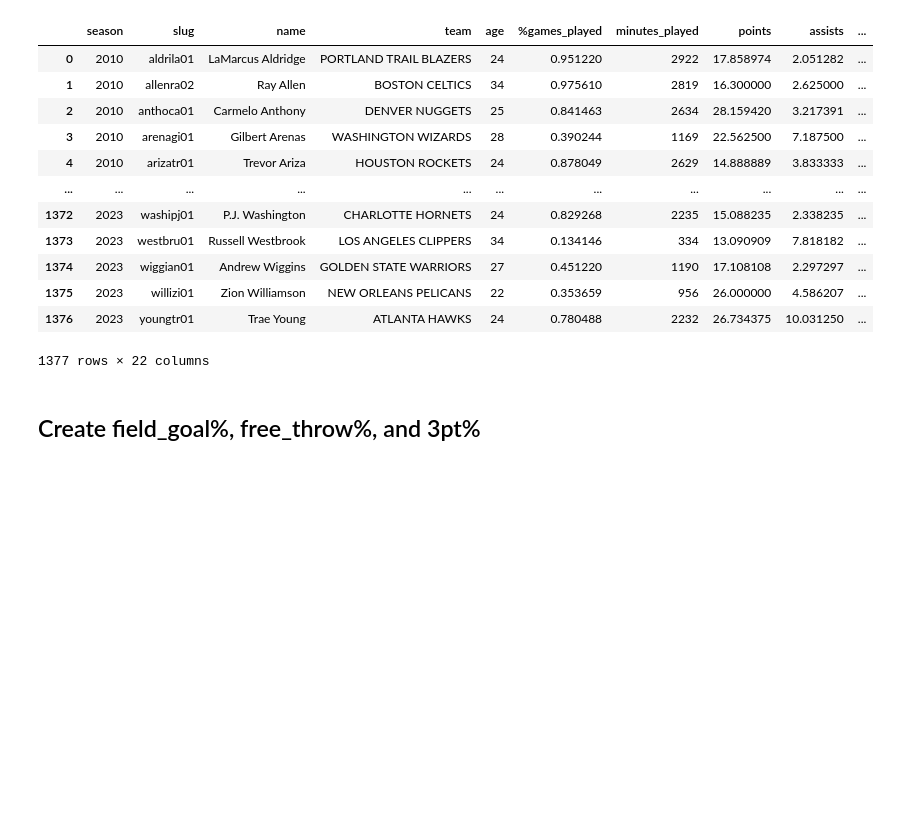
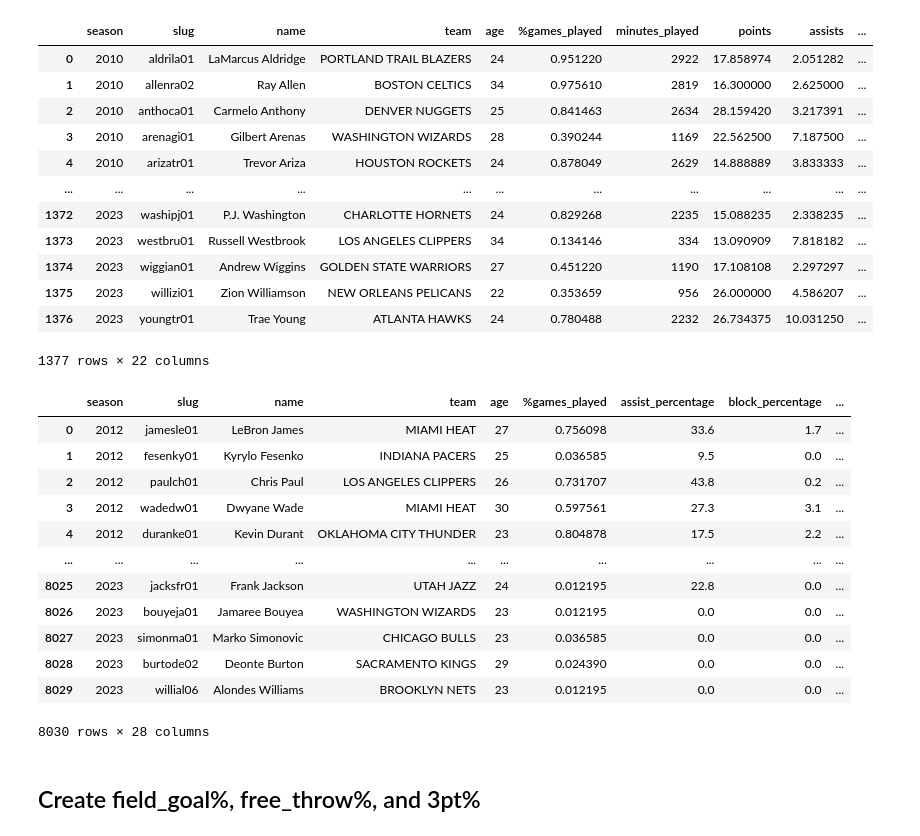
Before and after one commit to tz1211/DS105L-Project-404-Not-Found, a Jupyter notebook: Code/box_score_cleaning.ipynb, the cells around one changed output. Cells and saved outputs as stored; diff of their text form; code cells hidden in the pictures; blank space fills up the shorter version.

```diff
--- a/Code/box_score_cleaning.ipynb
+++ b/Code/box_score_cleaning.ipynb
@@ -218,6 +267,25 @@ df_per_game
 | 1375 | 2023 | willizi01 | Zion Williamson | NEW ORLEANS PELICANS | 22 | 0.353659 | 956 | 26.000000 | 4.586207 | ... |
 | 1376 | 2023 | youngtr01 | Trae Young | ATLANTA HAWKS | 24 | 0.780488 | 2232 | 26.734375 | 10.031250 | ... |
 1377 rows × 22 columns
+# %%
+df_advanced["total_games"] = df_advanced.apply(lambda x: fill_total_games(x), axis = 1)
+df_advanced["games_played"] = df_advanced["games_played"]/df_advanced["total_games"]
+df_advanced = df_advanced.rename(columns = {"games_played": "%games_played"}).drop("total_games", axis = 1)
+df_advanced
+# %% [output]
+|  | season | slug | name | team | age | %games_played | assist_percentage | block_percentage | ... |
+| 0 | 2012 | jamesle01 | LeBron James | MIAMI HEAT | 27 | 0.756098 | 33.6 | 1.7 | ... |
+| 1 | 2012 | fesenky01 | Kyrylo Fesenko | INDIANA PACERS | 25 | 0.036585 | 9.5 | 0.0 | ... |
+| 2 | 2012 | paulch01 | Chris Paul | LOS ANGELES CLIPPERS | 26 | 0.731707 | 43.8 | 0.2 | ... |
+| 3 | 2012 | wadedw01 | Dwyane Wade | MIAMI HEAT | 30 | 0.597561 | 27.3 | 3.1 | ... |
+| 4 | 2012 | duranke01 | Kevin Durant | OKLAHOMA CITY THUNDER | 23 | 0.804878 | 17.5 | 2.2 | ... |
+| ... | ... | ... | ... | ... | ... | ... | ... | ... | ... |
+| 8025 | 2023 | jacksfr01 | Frank Jackson | UTAH JAZZ | 24 | 0.012195 | 22.8 | 0.0 | ... |
+| 8026 | 2023 | bouyeja01 | Jamaree Bouyea | WASHINGTON WIZARDS | 23 | 0.012195 | 0.0 | 0.0 | ... |
+| 8027 | 2023 | simonma01 | Marko Simonovic | CHICAGO BULLS | 23 | 0.036585 | 0.0 | 0.0 | ... |
+| 8028 | 2023 | burtode02 | Deonte Burton | SACRAMENTO KINGS | 29 | 0.024390 | 0.0 | 0.0 | ... |
+| 8029 | 2023 | willial06 | Alondes Williams | BROOKLYN NETS | 23 | 0.012195 | 0.0 | 0.0 | ... |
+8030 rows × 28 columns
 # %% [markdown]
 ## Create field_goal%, free_throw%, and 3pt%
 # %% [markdown]
```
Also changed, not shown: parts of 12 cells of this notebook.
